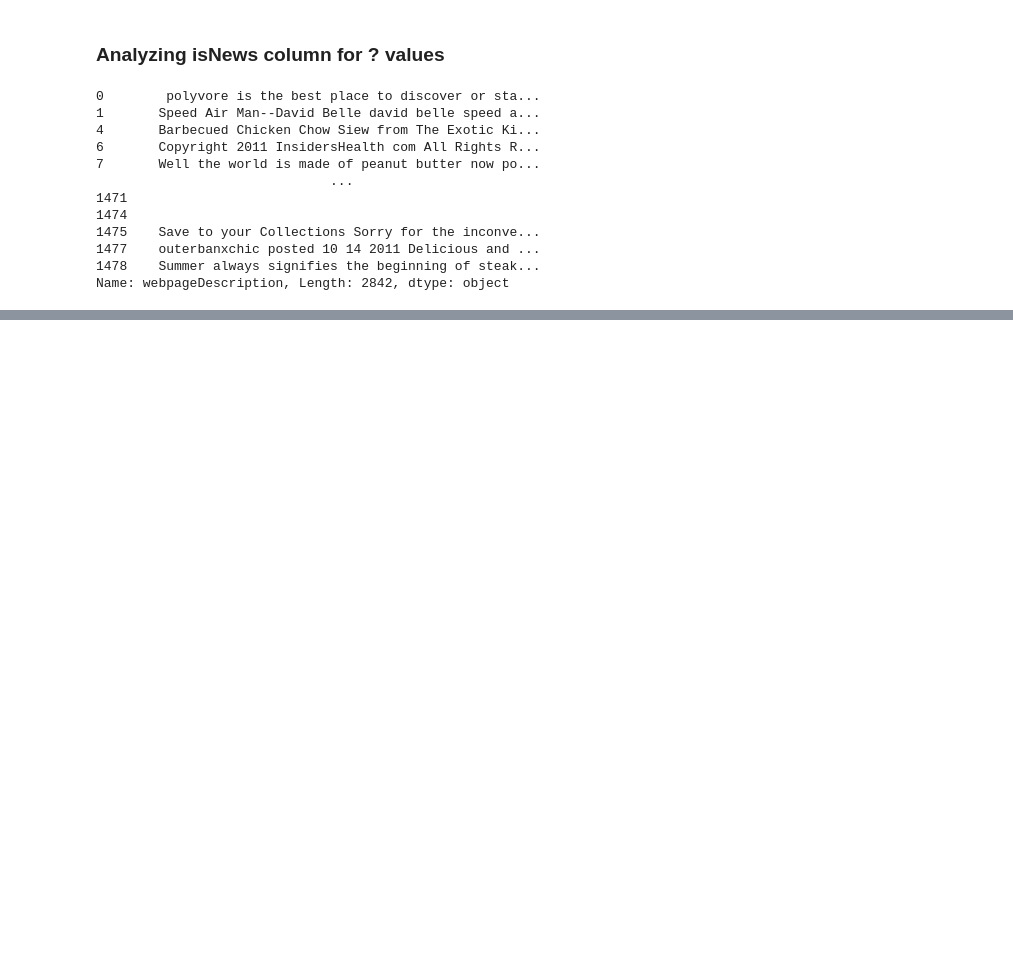
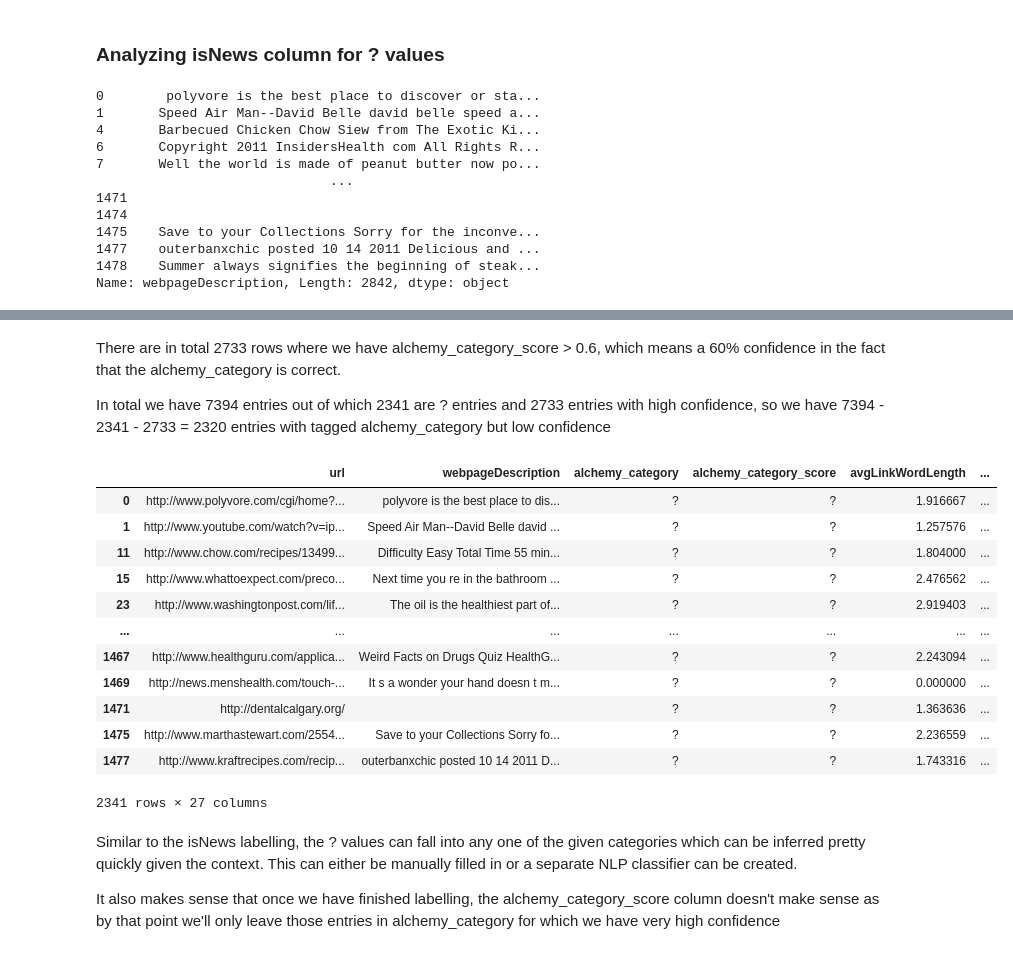
Before and after one commit to james-jasvin/Help-Boost-Our-Online-Reach, a Jupyter notebook: ML-Project.ipynb, the cells around one changed output, grey strips where cells are left out. Saved outputs shown, nothing was run; the diff lists cells and outputs as text; code cells hidden in the pictures; blank space fills up the shorter version.

```diff
--- a/ML-Project.ipynb
+++ b/ML-Project.ipynb
@@ -205,0 +262,24 @@ Name: webpageDescription, Length: 2842, dtype: object
+# %% [markdown]
+There are in total 2733 rows where we have alchemy_category_score > 0.6, which means a 60% confidence in the fact that the alchemy_category is correct.
+
+In total we have 7394 entries out of which 2341 are ? entries and 2733 entries with high confidence, so we have 7394 - 2341 - 2733 = 2320 entries with tagged alchemy_category but low confidence
+# %%
+cleaned_data[cleaned_data['alchemy_category'] == '?']
+# %% [output]
+|  | url | webpageDescription | alchemy_category | alchemy_category_score | avgLinkWordLength | ... |
+| 0 | http://www.polyvore.com/cgi/home?... | polyvore is the best place to dis... | ? | ? | 1.916667 | ... |
+| 1 | http://www.youtube.com/watch?v=ip... | Speed Air Man--David Belle david ... | ? | ? | 1.257576 | ... |
+| 11 | http://www.chow.com/recipes/13499... | Difficulty Easy Total Time 55 min... | ? | ? | 1.804000 | ... |
+| 15 | http://www.whattoexpect.com/preco... | Next time you re in the bathroom ... | ? | ? | 2.476562 | ... |
+| 23 | http://www.washingtonpost.com/lif... | The oil is the healthiest part of... | ? | ? | 2.919403 | ... |
+| ... | ... | ... | ... | ... | ... | ... |
+| 1467 | http://www.healthguru.com/applica... | Weird Facts on Drugs Quiz HealthG... | ? | ? | 2.243094 | ... |
+| 1469 | http://news.menshealth.com/touch-... | It s a wonder your hand doesn t m... | ? | ? | 0.000000 | ... |
+| 1471 | http://dentalcalgary.org/ |  | ? | ? | 1.363636 | ... |
+| 1475 | http://www.marthastewart.com/2554... | Save to your Collections Sorry fo... | ? | ? | 2.236559 | ... |
+| 1477 | http://www.kraftrecipes.com/recip... | outerbanxchic posted 10 14 2011 D... | ? | ? | 1.743316 | ... |
+2341 rows × 27 columns
+# %% [markdown]
+Similar to the isNews labelling, the ? values can fall into any one of the given categories which can be inferred pretty quickly given the context. This can either be manually filled in or a separate NLP classifier can be created.
+
+It also makes sense that once we have finished labelling, the alchemy_category_score column doesn't make sense as by that point we'll only leave those entries in alchemy_category for which we have very high confidence
```
Also changed, not shown: parts of 7 cells of this notebook.
